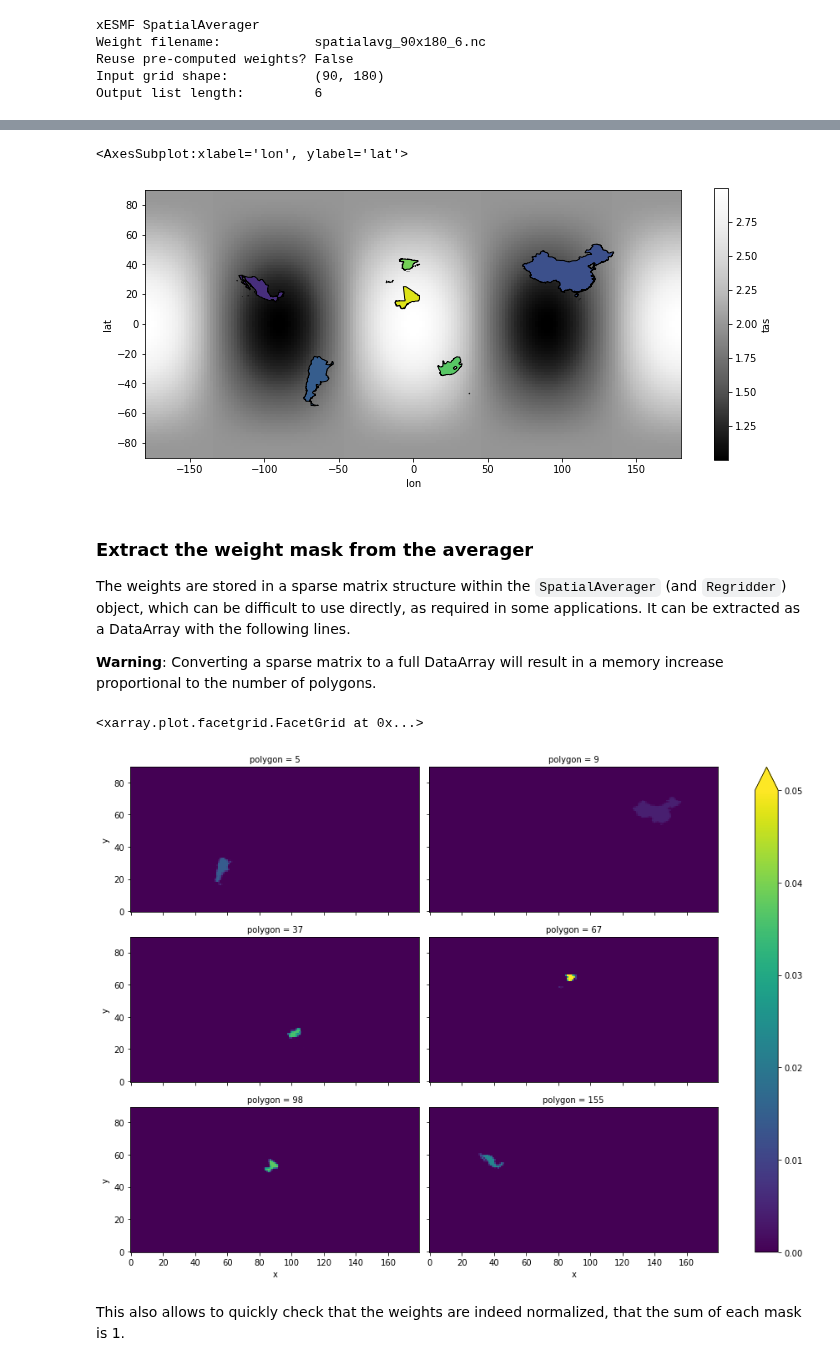
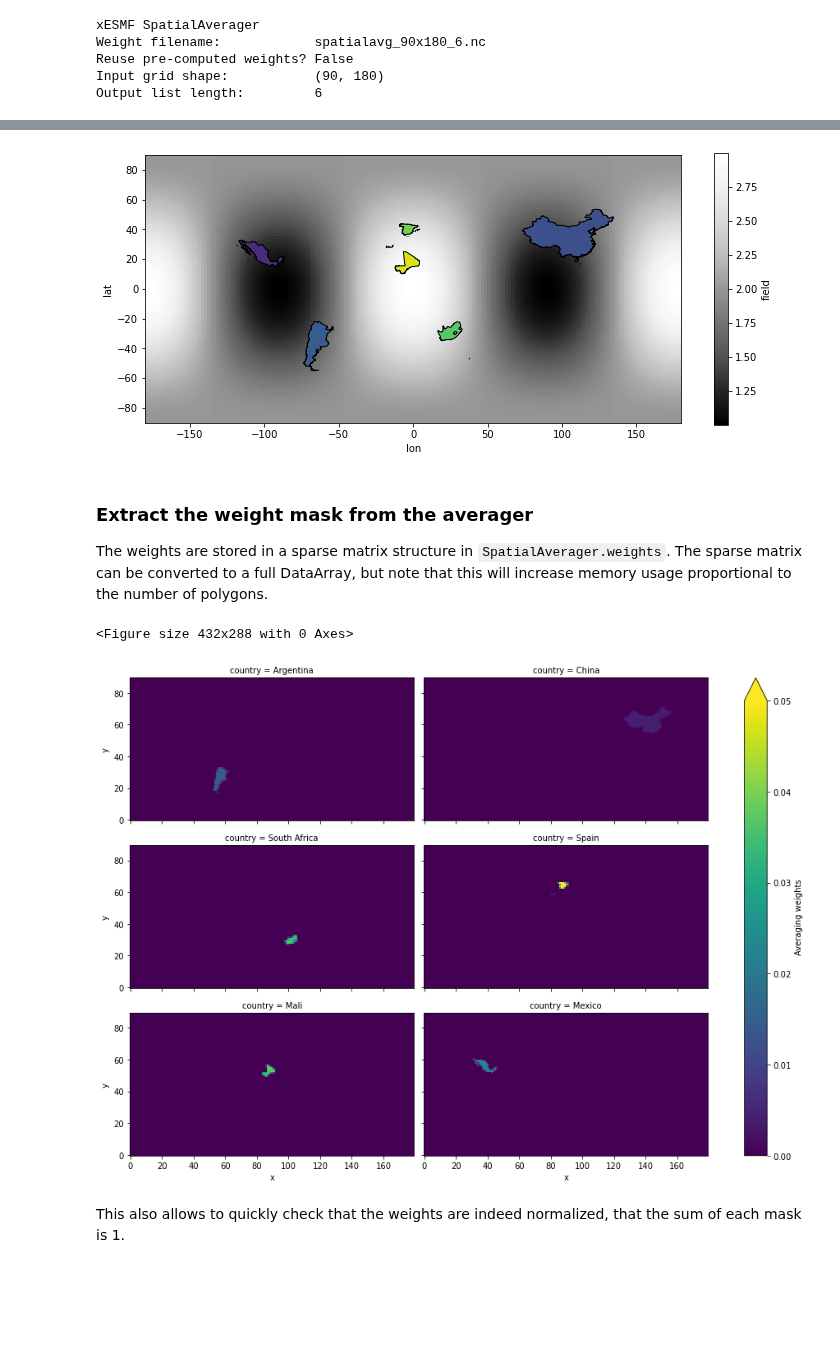
Before and after one commit to JiaweiZhuang/xESMF, a Jupyter notebook: doc/notebooks/Spatial_Averaging.ipynb, the cells around one changed output, grey strips where cells are left out. Saved outputs shown, nothing was run; the diff lists cells and outputs as text; code cells hidden in the pictures; blank space fills up the shorter version.

Commit message:
Update and clarify Spatial Averaging notebook

```diff
--- a/doc/notebooks/Spatial_Averaging.ipynb
+++ b/doc/notebooks/Spatial_Averaging.ipynb
@@ -37,9 +43,9 @@ regs
 | 98 | 466 | Mali | POLYGON ((-12.26352 14.77561, -12... |
 | 155 | 484 | Mexico | MULTIPOLYGON (((-97.13797 25.9658... |
 # %%
-# Fake temperature data for North America
+# Create synthetic global data
 ds = xe.util.grid_global(2, 2)
-ds = ds.assign(tas=xe.data.wave_smooth(ds.lon, ds.lat))
+ds = ds.assign(field=xe.data.wave_smooth(ds.lon, ds.lat))
 ds
 # %% [output]
 <xarray.Dataset>
@@ -64,5 +73,5 @@ regs.plot(ax=ax, edgecolor='k', facecolor='none')
 # %%
-savg = xe.SpatialAverager(ds, regs.geometry)
+savg = xe.SpatialAverager(ds, regs.geometry, geom_dim_name="country")
 savg
 # %% [output]
 xESMF SpatialAverager
@@ -87,0 +84,4 @@ Attributes:
+# %%
+out = savg(ds.field)
+out = out.assign_coords(country=xr.DataArray(regs["name"], dims=("country",)))
+out
@@ -90,4 +100,4 @@ As the order of the polygons is conserved in the output, we can add this data ba
 # %%
-regs['tas_avg'] = out.values
+regs['field_avg'] = out.values
 regs
 # %% [output]
@@ -100,31 +110,27 @@ regs
 | 155 | 484 | Mexico | MULTIPOLYGON (((-97.13797 25.9658... | 1.262718 |
 # %%
 fig, ax = plt.subplots(figsize=(12, 5))
-ds.tas.plot(ax=ax, x='lon', y='lat',cmap='Greys_r')
-regs.plot(column='tas_avg', ax=ax, edgecolor='k', vmin=1, vmax=3, cmap='viridis')
+ds.field.plot(ax=ax, x='lon', y='lat',cmap='Greys_r')
+handles = regs.plot(column='field_avg', ax=ax, edgecolor='k', vmin=1, vmax=3, cmap='viridis')
 # %% [output]
-<AxesSubplot:xlabel='lon', ylabel='lat'>
 [figure]
 # %% [markdown]
 ### Extract the weight mask from the averager
 
-The weights are stored in a sparse matrix structure within the `SpatialAverager` (and `Regridder`) object, which can be difficult to use directly, as required in some applications. It can be extracted as a DataArray with the following lines.
-
-**Warning**: Converting a sparse matrix to a full DataArray will result in a memory increase proportional to the number of polygons.
+The weights are stored in a sparse matrix structure in `SpatialAverager.weights`. The sparse matrix can be converted to a full DataArray, but note that this will increase memory usage proportional to the number of polygons.
 # %%
 # Convert sparse matrix to numpy array, it has size : (n_in, n_out)
 # So reshape to the same shape as ds + polygons
 w = xr.DataArray(
     savg.weights.toarray().reshape(regs.geometry.size, *ds.lon.shape),
-    dims=('polygon', *ds.lon.dims), coords=ds.lon.coords
+    dims=('country', *ds.lon.dims), coords=dict(country=out.country, **ds.lon.coords)
 )
-# Note: with the normal Regridder this is also possible, but beware of the huge memory that the output will need.
-
-w['polygon'] = regs.index  # Set polygon coordinates to the same index as the GeoDataframe
-w.plot(col='polygon', col_wrap=2, aspect=2, vmin=0, vmax=0.05)
+plt.subplots_adjust(top=0.9)
+facets = w.plot(col='country', col_wrap=2, aspect=2, vmin=0, vmax=0.05)
+facets.cbar.set_label("Averaging weights")
 # %% [output]
-<xarray.plot.facetgrid.FacetGrid at 0x...>
+<Figure size 432x288 with 0 Axes>
-[figure, old version]
+[figure, new version]
 # %% [markdown]
 This also allows to quickly check that the weights are indeed normalized, that the sum of each mask is 1.
 # %%
```
Also changed, not shown: parts of 16 cells of this notebook.
